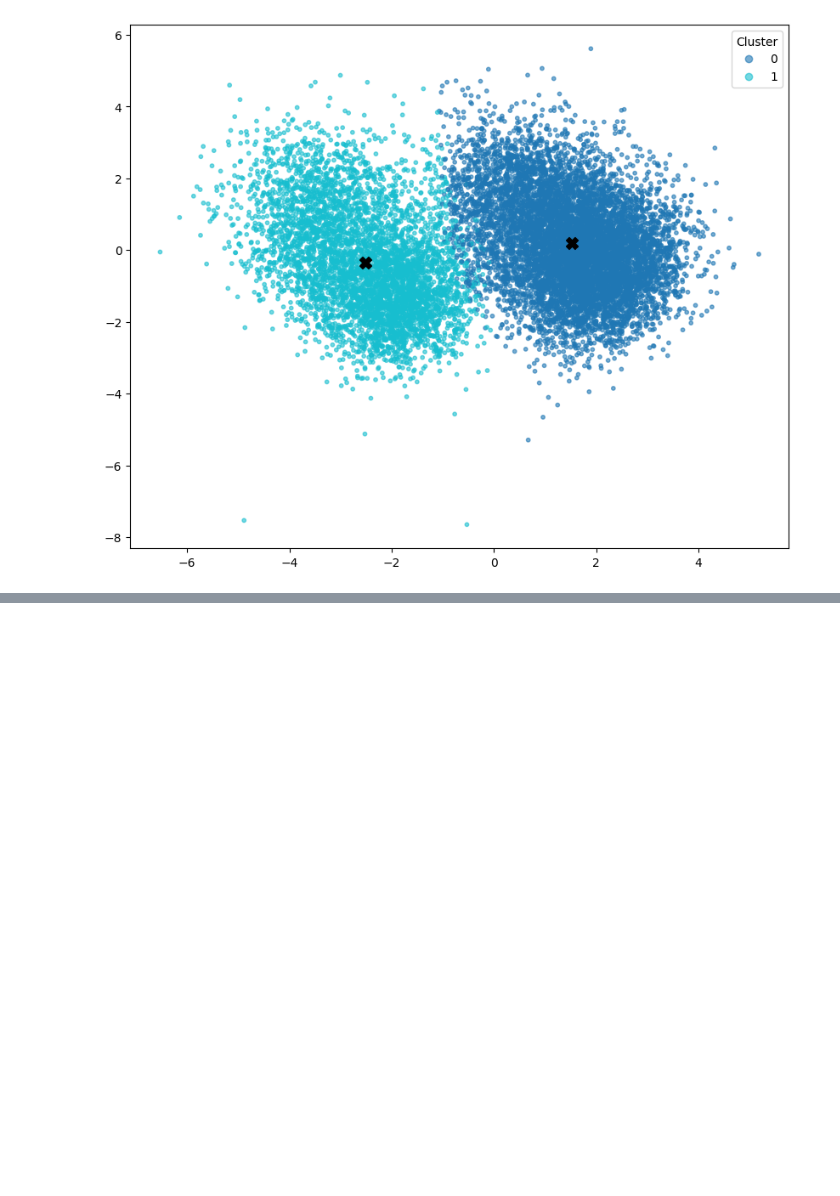
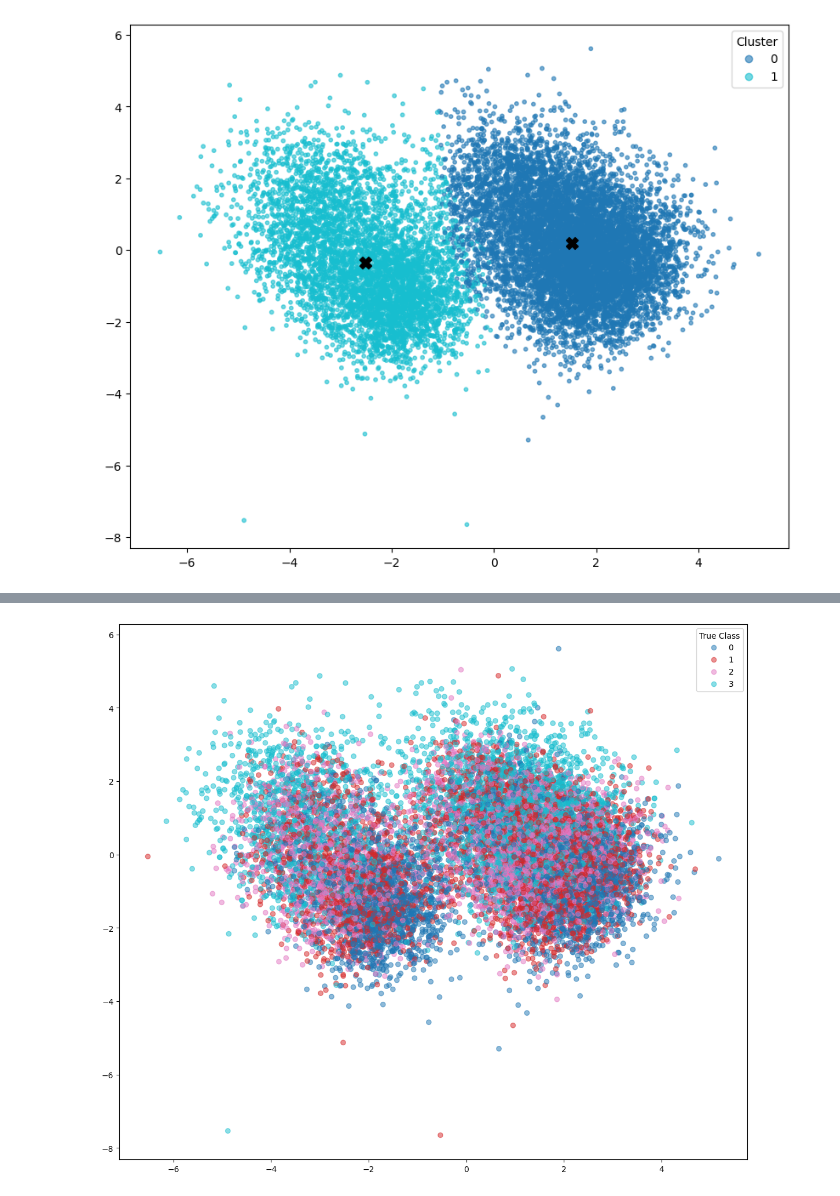
Before and after one commit to bsmoon-86/multicam_2025, a Jupyter notebook: 251013/01_K_means.ipynb, the cells around one changed output, grey strips where cells are left out. Cells and saved outputs as stored; diff of their text form; code cells hidden in the pictures; blank space fills up the shorter version.

```diff
--- a/251013/01_K_means.ipynb
+++ b/251013/01_K_means.ipynb
@@ -288,0 +314,10 @@ plt.show()
+# %%
+# 실제 class 별 데이터의 분포도를 확인
+plt.figure(figsize=(14, 12))
+sc_true = plt.scatter(
+    x_pca[:, 0], x_pca[:, 1], c=Y, cmap='tab10', alpha=0.5
+)
+plt.legend(*sc_true.legend_elements(), title='True Class')
+plt.show()
+# %% [output]
+[figure, added]
```
Also changed, not shown: parts of 2 cells of this notebook.
